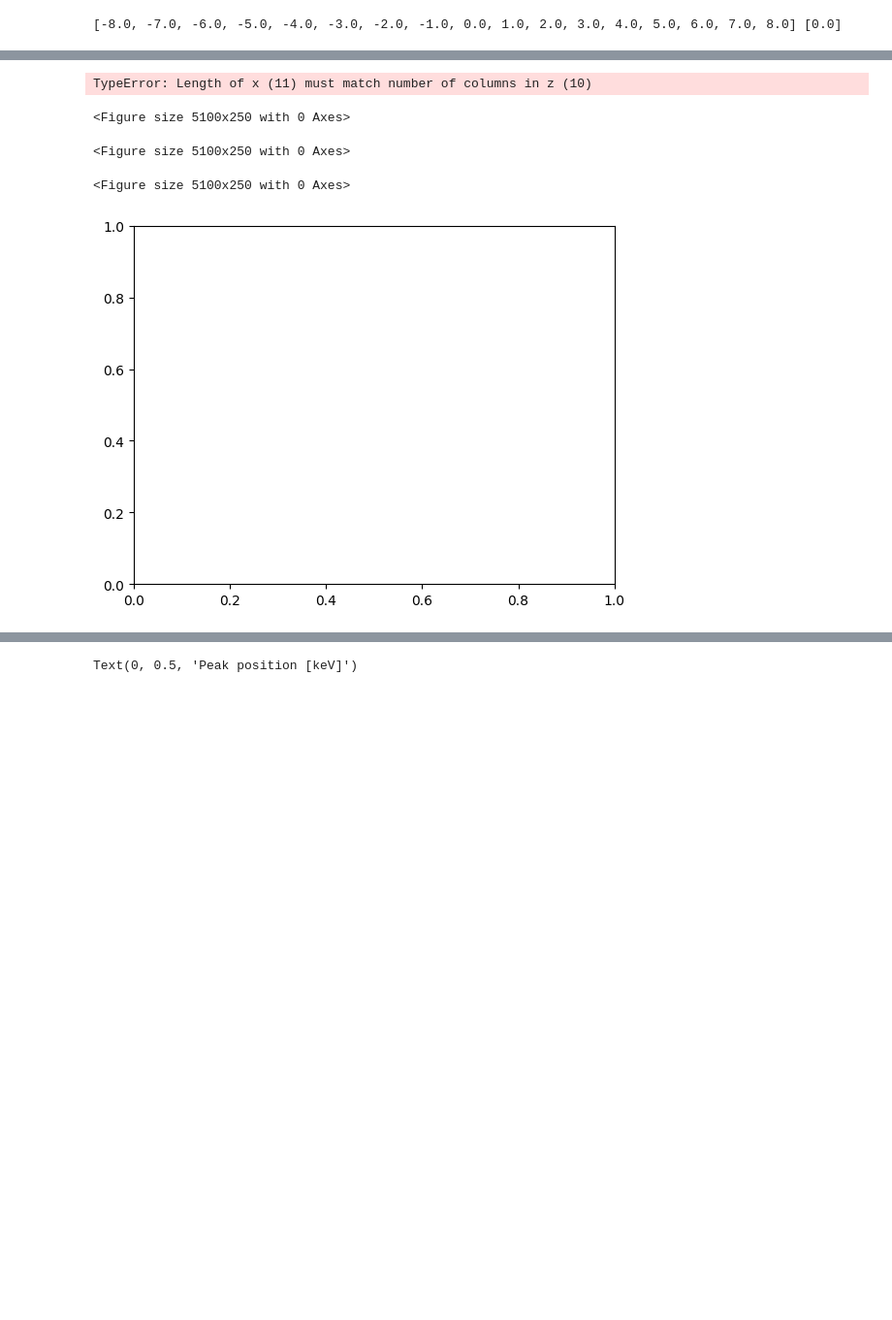
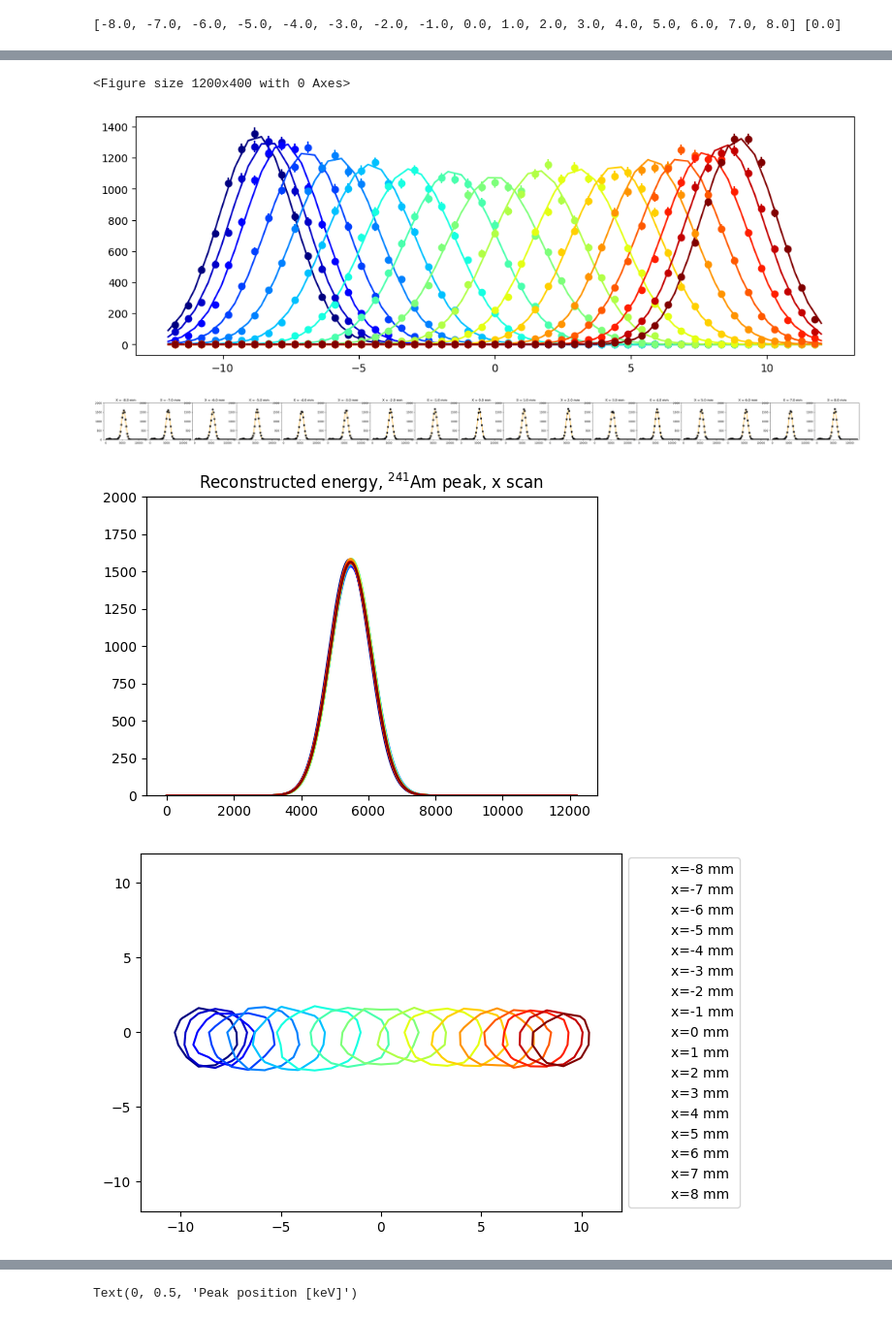
Before and after one commit to Moore-Lab/nanospheres, a Jupyter notebook: SiPMs/analyze_Am241_position_scan.ipynb, the cells around one changed output, grey strips where cells are left out. Shown at 97% size. Drawn from its saved outputs; the diff is of its cells as text; code cells hidden in the pictures; blank space fills up the shorter version.

Commit message:
position reconstruction analysis

```diff
--- a/SiPMs/analyze_Am241_position_scan.ipynb
+++ b/SiPMs/analyze_Am241_position_scan.ipynb
@@ -146,10 +146,15 @@ ncols = len(xval_list)
 
 amp_fit_vals = np.zeros((nrows, ncols))
 sig_fit_vals = np.zeros((nrows, ncols))
+x_fit_vals = np.zeros((nrows, ncols))
+y_fit_vals = np.zeros((nrows, ncols))
+x_sig_vals = np.zeros((nrows, ncols))
+y_sig_vals = np.zeros((nrows, ncols))
 
 amp_fig = plt.figure(figsize=(ncols*3,nrows*2.5))
-x_fig = plt.figure(figsize=(ncols*3,nrows*2.5))
-y_fig = plt.figure(figsize=(ncols*3,nrows*2.5))
+amp_fig_single = plt.figure(figsize=(6,4))
+x_fig = plt.figure(figsize=(12,4))
+y_fig = plt.figure(figsize=(12,4))
 
 xy_fig = plt.figure()
 xy_cal_fac = 5
@@ -164,6 +169,9 @@ window  = [800, 1300]
 
 sipm_coords_x = np.array([-6.5, 0, 6.5, -6.5, 0, 6.5, -6.5, 0, 6.5])
 sipm_coords_y = np.array([6.5, 6.5, 6.5, 0, 0, 0, -6.5, -6.5, -6.5])
+
+cmap = plt.cm.get_cmap('jet')
+color_list = cmap(np.linspace(0,1,len(xval_list)))
 
 for xidx, xpos in enumerate(xval_list):
     for yidx, ypos in enumerate(yval_list):
@@ -248,17 +256,23 @@ for xidx, xpos in enumerate(xval_list):
         recon_y = (amps[:,:9] @ sipm_coords_y.T)/np.sum(amps[:,:9], axis = 1)
         h_fit, be = np.histogram( amps[:, 9], bins=bins )
 
-        plt.figure(xy_fig.number)
-        h2d, xedges, yedges = np.histogram2d(recon_x*xy_cal_fac, recon_y*xy_cal_fac)
-        #plt.contour(recon_x*xy_cal_fac, recon_y*xy_cal_fac, '.', ms=0.5)
-        plt.contour(xedges, yedges, h2d)
-
         fpts = bc > 2000
         errs = np.sqrt(h_fit[fpts])
         errs[errs==0] = 1
         spars = [np.max(h_fit), np.median(amps), np.std(amps)]
         gc_fit, _ = curve_fit(gauss, bc[fpts], h_fit[fpts], p0=spars, sigma=errs)
 
+        peak_pts = np.abs(amps[:,9] - gc_fit[1]) < 2.5*np.abs(gc_fit[2])
+
+        plt.figure(xy_fig.number)
+        xbins = np.linspace(-12,12,30)
+        ybins = np.linspace(-12,12,30)
+        h2d, xedges, yedges = np.histogram2d(recon_x[peak_pts]*xy_cal_fac, recon_y[peak_pts]*xy_cal_fac, bins=(xbins,ybins))
+        h2d /= np.max(h2d)
+        xc = xedges[:-1] + np.diff(xedges)/2
+        yc = yedges[:-1] + np.diff(yedges)/2
+        CS = plt.contour(xc, yc, h2d.T, levels=[0.566], colors=[color_list[xidx]])
+        CS.collections[0].set_label("x=%1.f mm"%xpos)
 
         eng_cal_fac = 1.325
         norm = 1
@@ -269,43 +283,62 @@ for xidx, xpos in enumerate(xval_list):
         plt.figure(amp_fig.number)
         plt.subplot(nrows, ncols, yidx*ncols + xidx + 1)
         plt.errorbar(bc*eng_cal_fac, h_fit/norm, yerr=np.sqrt(h_fit)/norm, fmt='ko')
         plt.plot(xx*eng_cal_fac, gauss(xx, *gc_fit)/norm, 'orange')
         plt.ylim(0,2000)
 
-        peak_pts = np.abs(amps[:,9] - gc_fit[1]) < 2.5*np.abs(gc_fit[2])
+        plt.figure(amp_fig_single)
+        #plt.errorbar(bc*eng_cal_fac, h_fit/norm, yerr=np.sqrt(h_fit)/norm, fmt='o', color=color_list[xidx])
+        plt.plot(xx*eng_cal_fac, gauss(xx, *gc_fit)/norm, color=color_list[xidx])
+        plt.ylim(0,2000)
 
-        x_bins = np.linspace(-10, 10, 50)
-        h_x, bex = np.histogram( recon_x[peak_pts],  bins=bins)
+        x_bins = np.linspace(-12/xy_cal_fac, 12/xy_cal_fac, 50)
+        h_x, bex = np.histogram( recon_x[peak_pts],  bins=x_bins)
         bcx = bex[:-1] + np.diff(bex)/2
+
         plt.figure(x_fig.number)
-        plt.subplot(nrows, ncols, yidx*ncols + xidx + 1)
-        plt.errorbar(bcx, h_x/norm, yerr=np.sqrt(h_x)/norm, fmt='ko')
+        plt.errorbar(bcx*xy_cal_fac, h_x/norm, yerr=np.sqrt(h_x)/norm, fmt='o', color=color_list[xidx])
+        errs = np.sqrt(h_x)
+        errs[errs==0] = 1
+        spars = [np.max(h_x), np.median(recon_x[peak_pts]), np.std(recon_x[peak_pts])]
+        gcx_fit, _ = curve_fit(gauss, bcx, h_x, p0=spars, sigma=errs)
+        plt.plot(x_bins*xy_cal_fac, gauss(x_bins, *gcx_fit), color=color_list[xidx])
+        x_fit_vals[yidx, xidx] = gcx_fit[1]
+        x_sig_vals[yidx, xidx] = gcx_fit[2]
 
 
-    for fig in [amp_fig, x_fig]:
+    for fig in [amp_fig,]:
         plt.figure(fig.number)
         if(yidx > 0):
             plt.gca().set_yticks([])
         else:
             plt.title("X = %.1f mm"%xpos)
         if(xidx < nrows-1):
             plt.gca().set_xticks([])
     #if(row_idx == len())
     #plt.xlabel("Uncalib. pulse height (mV)")
     #plt.ylabel("Counts/s")
     #plt.title("Max of waveform")
 
 #plt.subplot(1,2,1)
 #plt.legend()
 
-for fig in [amp_fig, x_fig]:
+for fig in [amp_fig,]:
     plt.figure(fig.number)
     plt.subplots_adjust(hspace=0, wspace=0)
-    plt.show()
+
+plt.figure(amp_fig_single.number)
+plt.title("Reconstructed energy, $^{241}$Am peak, x scan")
+
+plt.figure(xy_fig.number)
+plt.legend(loc='center left', bbox_to_anchor=(1, 0.5))
+plt.xlim(-12,12)
+plt.ylim(-12, 12)
+
+plt.show()
 # %% [output]
 scanning +/-15 points
-TypeError: Length of x (11) must match number of columns in z (10)
+<Figure size 1200x400 with 0 Axes>
-<Figure size 5100x250 with 0 Axes>
-<Figure size 5100x250 with 0 Axes>
-<Figure size 5100x250 with 0 Axes>
-[figure, old version]
+[figure, new version]
+[figure, added]
+[figure, added]
+[figure, added]
```
Also changed, not shown: parts of 4 cells of this notebook.
